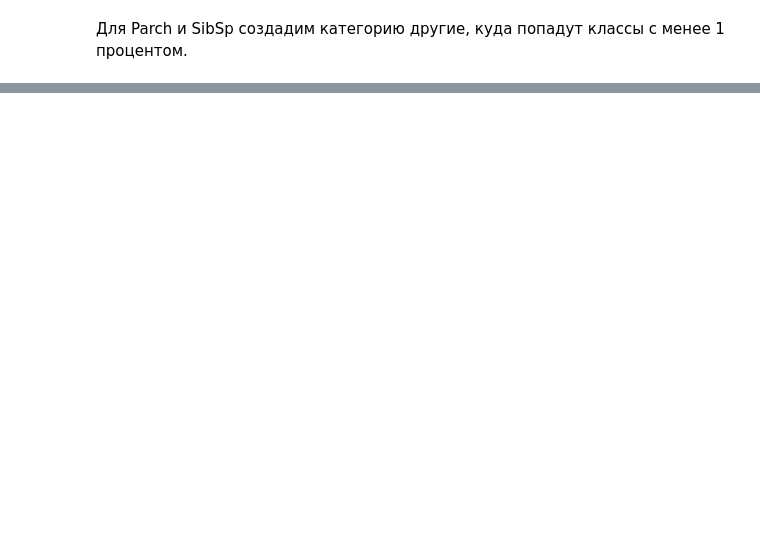
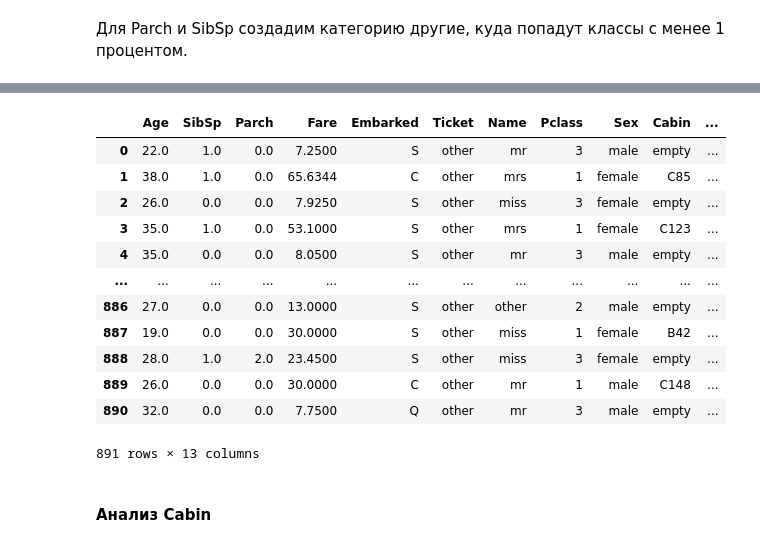
Before and after one commit to tatarin02/studying, a Jupyter notebook: Kaggle/Titanic/Анализ данных и препроцессинг для линейных моделей 09_12_25.ipynb, the cells around one changed output, grey strips where cells are left out. Cells and saved outputs as stored; diff of their text form; code cells hidden in the pictures; blank space fills up the shorter version.

```diff
--- a/Kaggle/Titanic/Анализ данных и препроцессинг для линейных моделей 09_12_25.ipynb
+++ b/Kaggle/Titanic/Анализ данных и препроцессинг для линейных моделей 09_12_25.ipynb
@@ -357,6 +207,6 @@ class ClipOutliersIQR(BaseEstimator, TransformerMixin):
 # %%
 clip_outlier_num = ClipOutliersIQR(columns=list_num_with_outliers)
 
-df_processed = clip_outlier_num.fit_transform(df_train_row)
+df_processed = clip_outlier_num.fit_transform(df_processed)
 
 df_processed
@@ -465,0 +298,14 @@ Name: proportion, dtype: float64
+# %%
+def prefix_name(name):
+    list_name_prfx = [part for part in str(name).lower().replace('.', '').replace(',', '').strip().split()]
+    if 'mr' in list_name_prfx:
+        return 'mr'
+    elif 'miss' in list_name_prfx:
+        return 'miss'
+    elif 'mrs' in list_name_prfx:
+        return 'mrs'
+    else:
+        return 'other'
+# %%
+df_processed['Name'] = df_processed['Name'].apply(prefix_name)
+df_processed['Name'].value_counts(normalize=True)*100
@@ -465,0 +334,2 @@ Name: proportion, dtype: float64
+# %%
+df_processed['Ticket_len'] = df_processed['Ticket'].apply(lambda x: len(str(x)))
@@ -465,0 +377,22 @@ Name: proportion, dtype: float64
+# %%
+rarecategoriesgrouper_cat = RareCategoriesGrouper(columns=['Ticket'])
+
+df_processed = rarecategoriesgrouper_cat.fit_transform(df_processed)
+
+df_processed
+# %% [output]
+|  | Age | SibSp | Parch | Fare | Embarked | Ticket | Name | Pclass | Sex | Cabin | ... |
+| 0 | 22.0 | 1.0 | 0.0 | 7.2500 | S | other | mr | 3 | male | empty | ... |
+| 1 | 38.0 | 1.0 | 0.0 | 65.6344 | C | other | mrs | 1 | female | C85 | ... |
+| 2 | 26.0 | 0.0 | 0.0 | 7.9250 | S | other | miss | 3 | female | empty | ... |
+| 3 | 35.0 | 1.0 | 0.0 | 53.1000 | S | other | mrs | 1 | female | C123 | ... |
+| 4 | 35.0 | 0.0 | 0.0 | 8.0500 | S | other | mr | 3 | male | empty | ... |
+| ... | ... | ... | ... | ... | ... | ... | ... | ... | ... | ... | ... |
+| 886 | 27.0 | 0.0 | 0.0 | 13.0000 | S | other | other | 2 | male | empty | ... |
+| 887 | 19.0 | 0.0 | 0.0 | 30.0000 | S | other | miss | 1 | female | B42 | ... |
+| 888 | 28.0 | 1.0 | 2.0 | 23.4500 | S | other | miss | 3 | female | empty | ... |
+| 889 | 26.0 | 0.0 | 0.0 | 30.0000 | C | other | mr | 1 | male | C148 | ... |
+| 890 | 32.0 | 0.0 | 0.0 | 7.7500 | Q | other | mr | 3 | male | empty | ... |
+891 rows × 13 columns
+# %% [markdown]
+#### Анализ Cabin
```
Also changed, not shown: parts of 34 cells of this notebook.
